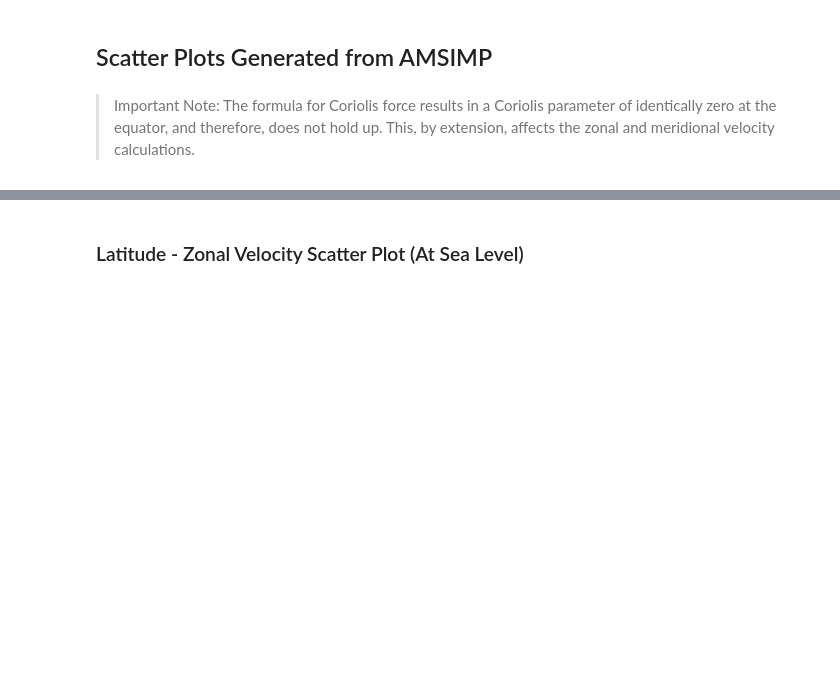
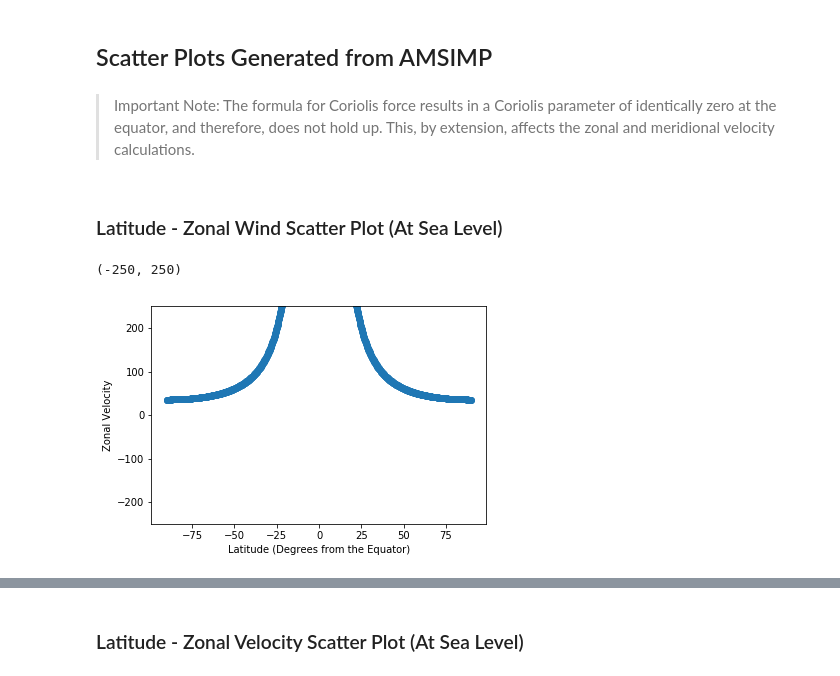
Before and after one commit to amsimp/amsimp, a Jupyter notebook: benchmarking/visualise.ipynb, the cells around one changed output, grey strips where cells are left out. Cells and saved outputs as stored; diff of their text form; code cells hidden in the pictures; blank space fills up the shorter version.

Commit message:
Created Dynamics Class

```diff
--- a/benchmarking/visualise.ipynb
+++ b/benchmarking/visualise.ipynb
@@ -12,8 +12,18 @@ import matplotlib.pyplot as plt
 import amsimp
 # %%
 #Defines the level of detail for the notebook
-detail = amsimp.Backend(4)
+detail = amsimp.Dynamics(4)
 # %% [markdown]
 ## Scatter Plots Generated from AMSIMP
 # %% [markdown]
 > Important Note: The formula for Coriolis force results in a Coriolis parameter of identically zero at the equator, and therefore, does not hold up. This, by extension, affects the zonal and meridional velocity calculations.
+# %% [markdown]
+### Latitude - Zonal Wind Scatter Plot (At Sea Level)
+# %%
+plt.scatter(detail.latitude_lines(), detail.zonal_wind()[0])
+plt.xlabel('Latitude (Degrees from the Equator)')
+plt.ylabel('Zonal Velocity')
+plt.ylim(-250, 250)
+# %% [output]
+(-250, 250)
+[figure, added]
```
Also changed, not shown: parts of 2 cells of this notebook, 5 other files.
